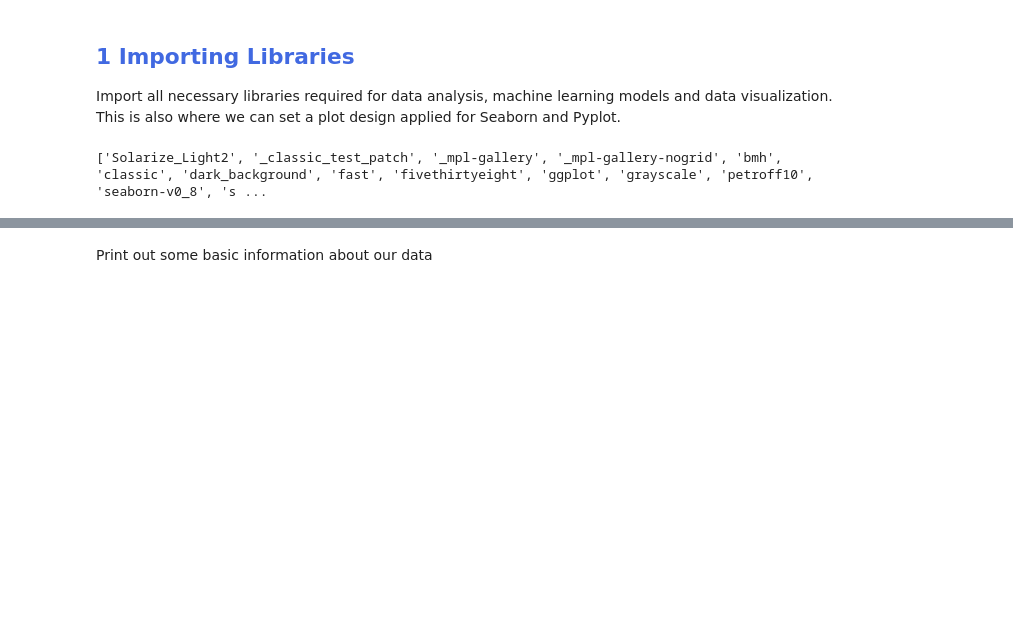
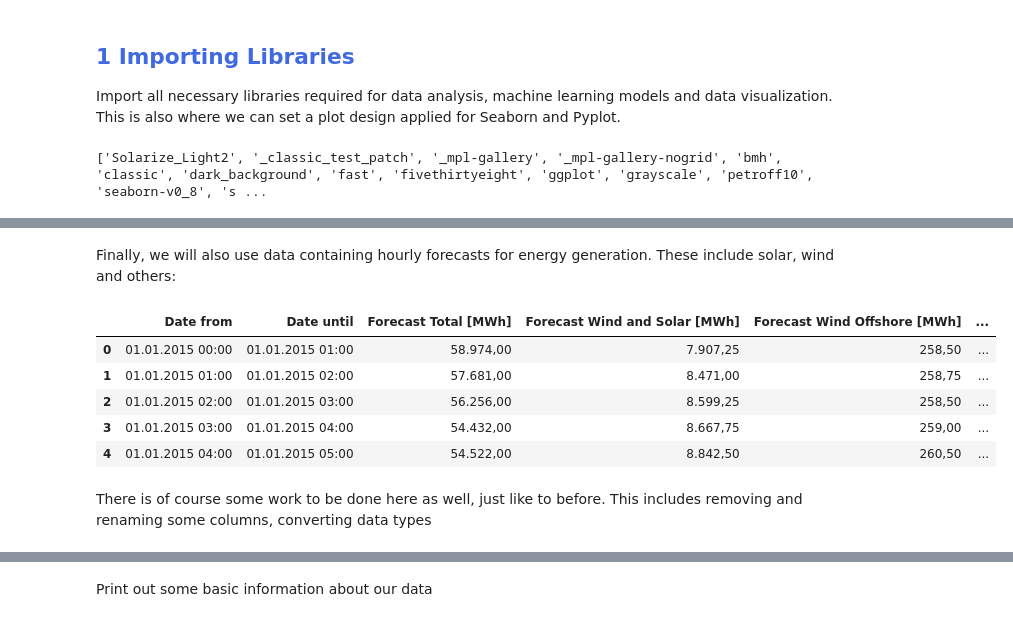
Before and after one commit to DanielHka25/electricity-price-prediction, a Jupyter notebook: notebooks/price_prediction.ipynb, the cells around one changed output, grey strips where cells are left out. Cells and saved outputs as stored; diff of their text form; code cells hidden in the pictures; blank space fills up the shorter version.

```diff
--- a/notebooks/price_prediction.ipynb
+++ b/notebooks/price_prediction.ipynb
@@ -75,0 +124,14 @@ df = pd.read_csv("../data/germany_epex_spot.csv") # use index=false to avoid ind
+# %% [markdown]
+Finally, we will also use data containing hourly forecasts for energy generation. These include solar, wind and others:
+# %%
+df_generation = pd.read_csv("../data/power_generation_forecast.csv", delimiter=";")
+df_generation.head()
+# %% [output]
+|  | Date from | Date until | Forecast Total [MWh] | Forecast Wind and Solar [MWh] | Forecast Wind Offshore [MWh] | ... |
+| 0 | 01.01.2015 00:00 | 01.01.2015 01:00 | 58.974,00 | 7.907,25 | 258,50 | ... |
+| 1 | 01.01.2015 01:00 | 01.01.2015 02:00 | 57.681,00 | 8.471,00 | 258,75 | ... |
+| 2 | 01.01.2015 02:00 | 01.01.2015 03:00 | 56.256,00 | 8.599,25 | 258,50 | ... |
+| 3 | 01.01.2015 03:00 | 01.01.2015 04:00 | 54.432,00 | 8.667,75 | 259,00 | ... |
+| 4 | 01.01.2015 04:00 | 01.01.2015 05:00 | 54.522,00 | 8.842,50 | 260,50 | ... |
+# %% [markdown]
+There is of course some work to be done here as well, just like to before. This includes removing and renaming some columns, converting data types
```
Also changed, not shown: parts of 26 cells of this notebook, 1 other file.
